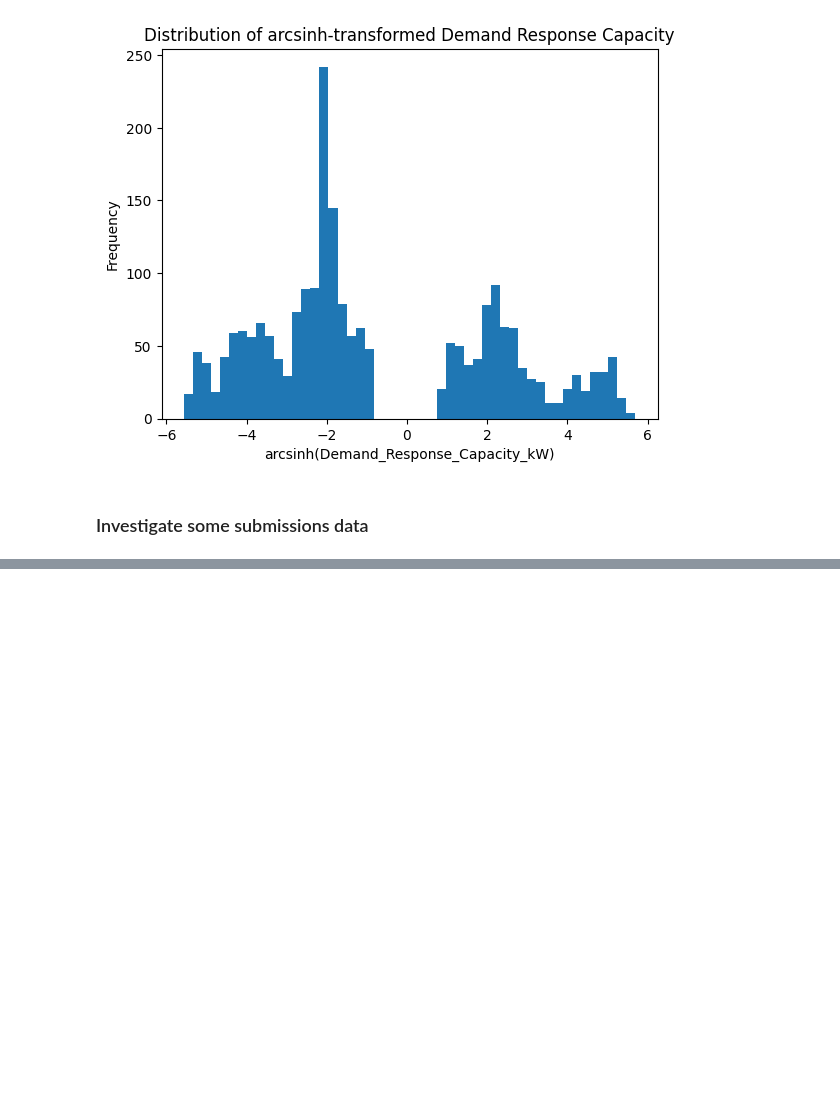
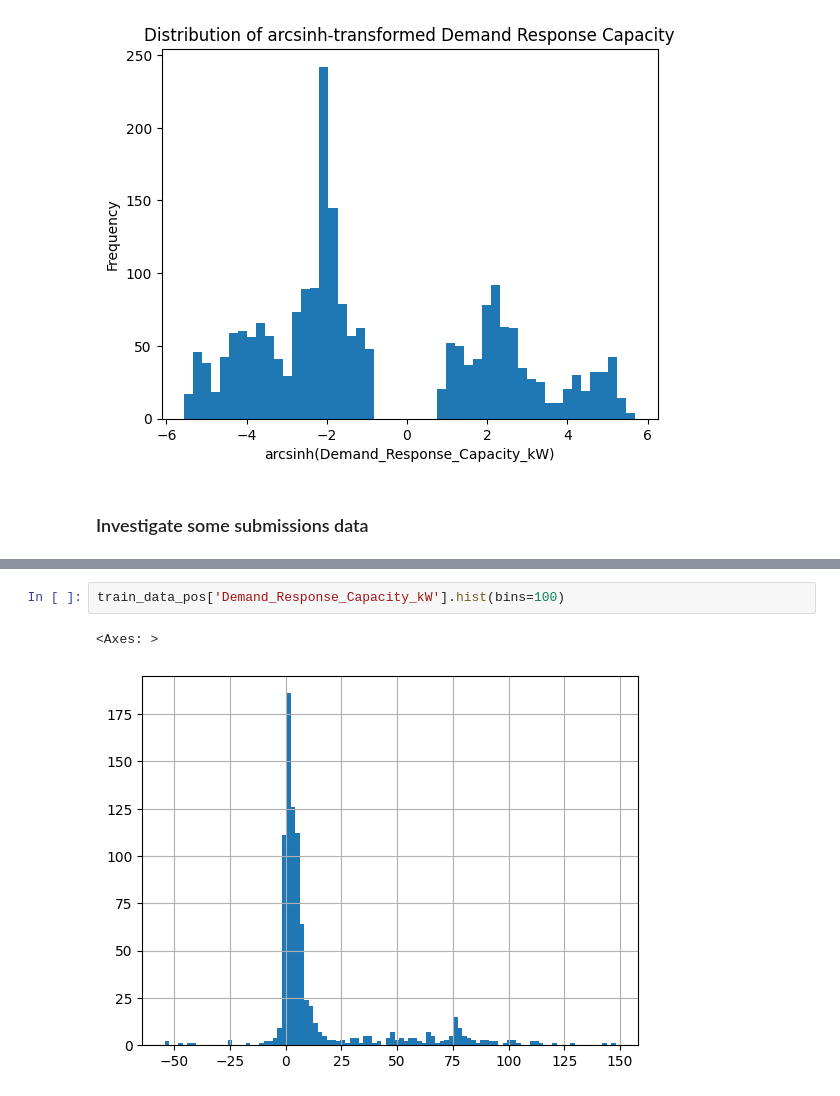
Before and after one commit to truongbnguyen88/nrg_hackathon_sept2025, a Jupyter notebook: data_investigation.ipynb, the cells around one changed output, grey strips where cells are left out. Cells and saved outputs as stored; diff of their text form; blank space fills up the shorter version.

```diff
--- a/data_investigation.ipynb
+++ b/data_investigation.ipynb
@@ -173,0 +101,5 @@ print(df_test_partial.shape)
+# %%
+train_data_pos['Demand_Response_Capacity_kW'].hist(bins=100)
+# %% [output]
+<Axes: >
+[figure, added]
```
Also changed, not shown: parts of 10 cells of this notebook, 8 other files.
